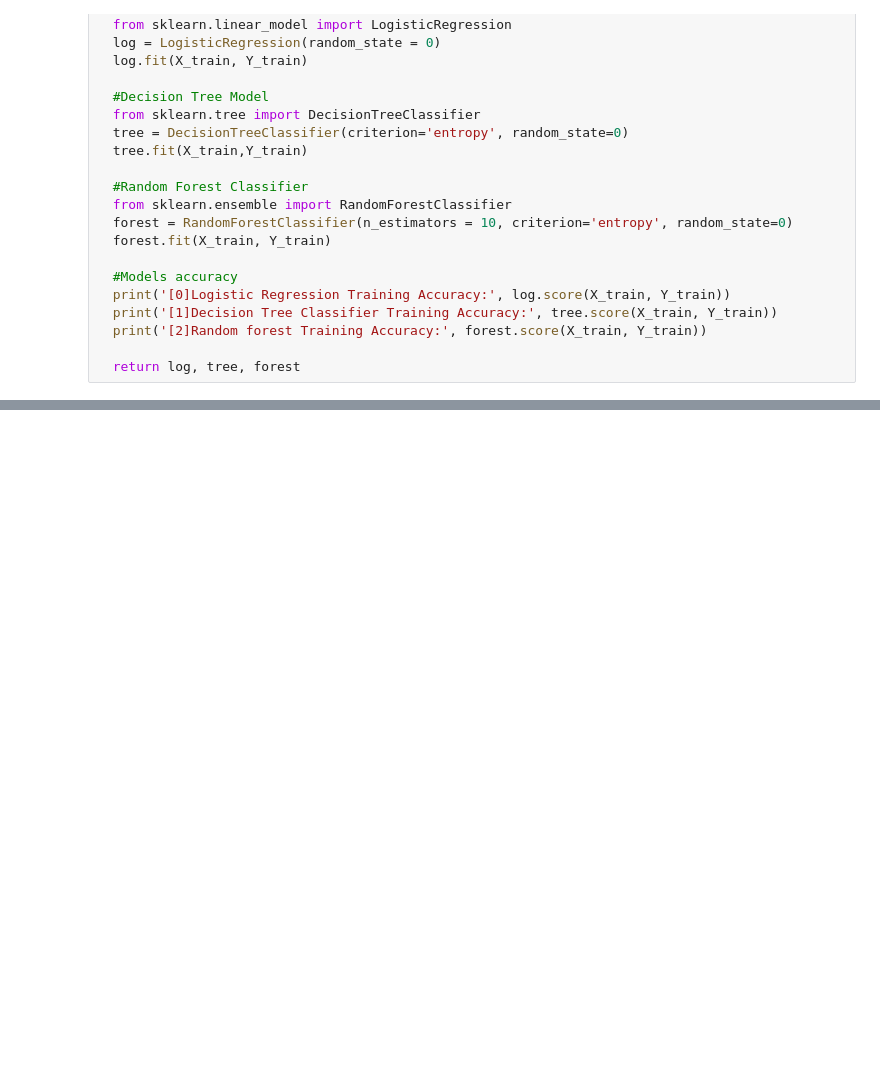
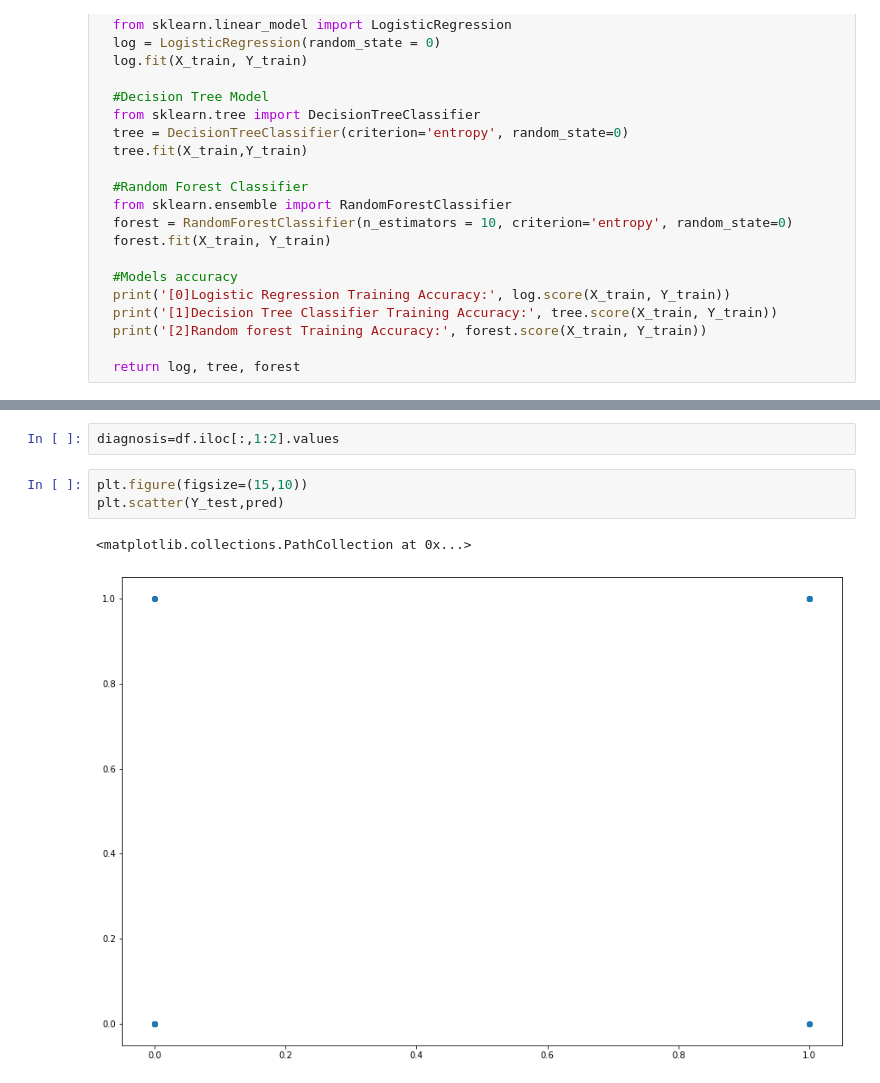
Before and after one commit to ziaa11/Breast-Cancer-Prediction, a Jupyter notebook: BreastCancer.ipynb, the cells around one changed output, grey strips where cells are left out. Drawn from its saved outputs; the diff is of its cells as text; blank space fills up the shorter version.

```diff
--- a/BreastCancer.ipynb
+++ b/BreastCancer.ipynb
@@ -147,0 +338,8 @@ print(Y_test)
+# %%
+diagnosis=df.iloc[:,1:2].values
+# %%
+plt.figure(figsize=(15,10))
+plt.scatter(Y_test,pred)
+# %% [output]
+<matplotlib.collections.PathCollection at 0x...>
+[figure, added]
```
Also changed, not shown: parts of 19 cells of this notebook.
